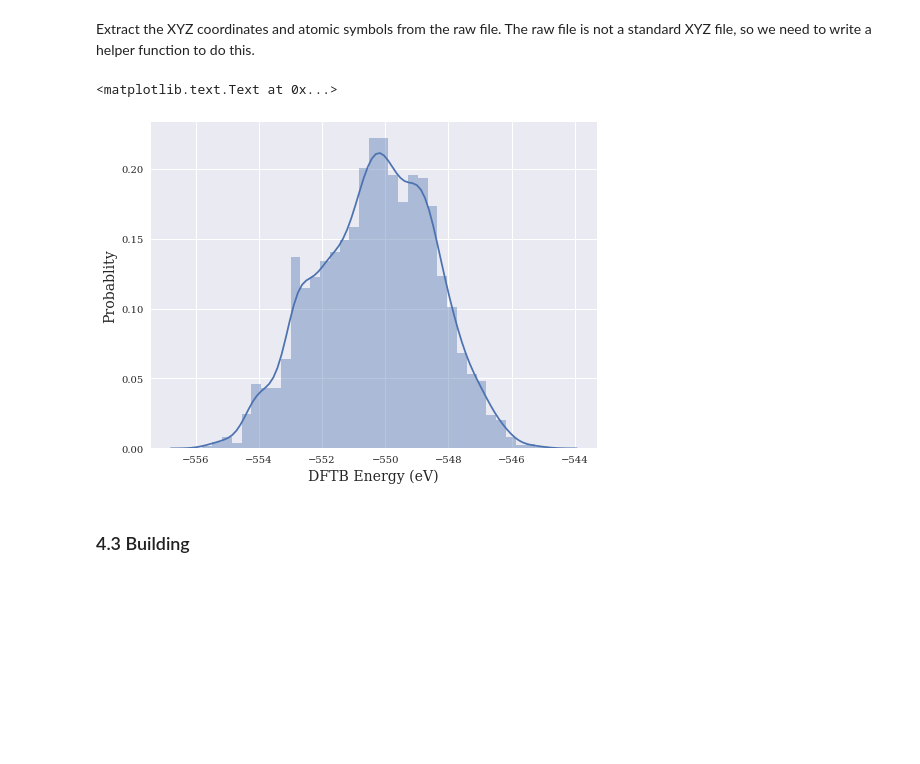
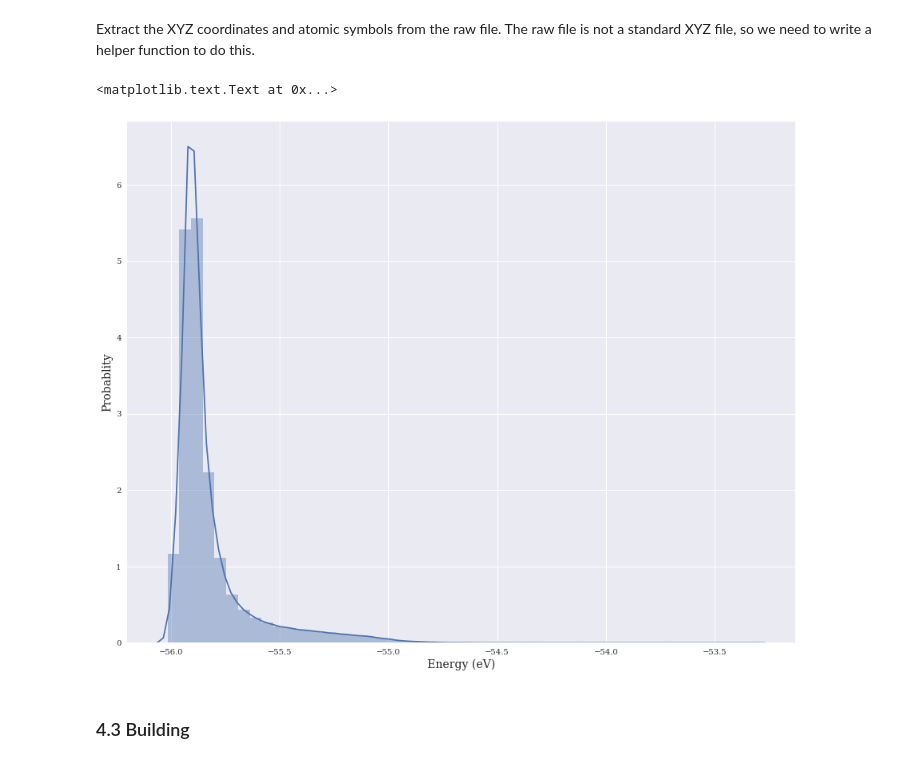
Before and after one commit to Bismarrck/kcon, a Jupyter notebook: mbenn/zhai_mbenn.ipynb, the cells around one changed output. Saved outputs shown, nothing was run; the diff lists cells and outputs as text; code cells hidden in the pictures; blank space fills up the shorter version.

```diff
--- a/mbenn/zhai_mbenn.ipynb
+++ b/mbenn/zhai_mbenn.ipynb
@@ -62,17 +62,17 @@ plt.rcParams["figure.figsize"] = [15, 12]
 PATCH_SIZE = 1
 
 # The HDF5 database file.
-HDF5_DATABASE_FILE = "c9h7n.hdf5"
+HDF5_DATABASE_FILE = "B20.hdf5"
 
 # The dimension of the cluster.
-NUM_SITES = 17
+NUM_SITES = 20
 
 # The total number of structures in the XYZ file should be 209660.
-XYZ_FILE = "../datasets/C9H7N.xyz"
-TOTAL_SIZE = 5000
+XYZ_FILE = "../datasets/B20pbe.xyz"
+TOTAL_SIZE = 209660
 
 # Setup the size.
-LOAD_SIZE = 5000
+LOAD_SIZE = 200000
 TEST_SIZE = 0.2
 
 # Setup the random seed.
@@ -119,8 +116,0 @@ The following cell defines the pyykko radii matrix for exponentially scaling int
-# %%
-plt.rcParams["figure.figsize"] = [8, 6]
-factor = 1.5
-pyykko_radii = {"N": 0.71, "C": 0.75, "H": 0.32}
-species = ["N"] + list(repeat("C", 9)) + list(repeat("H", 7))
-rr = np.asarray([pyykko_radii[specie] for specie in species])[:, np.newaxis]
-lmat = factor * (rr + rr.T).flatten()
-sns.heatmap(lmat.reshape((17, 17)), xticklabels=species, yticklabels=species)
@@ -408,11 +431,11 @@ def extract_xyz(filename, verbose=True):
 # %%
-energies, coordinates, _ = extract_xyz(XYZ_FILE)
+species, energies, coordinates, _ = extract_xyz(XYZ_FILE, xyz_format='cp2k')
 ax = sns.distplot(energies)
-ax.set_xlabel("DFTB Energy (eV)", fontsize=14)
+ax.set_xlabel("Energy (eV)", fontsize=14)
 ax.set_ylabel("Probablity", fontsize=14)
 # %% [output]
 <matplotlib.text.Text at 0x...>
-[figure, old version]
+[figure, new version]
 # %% [markdown]
 ### 4.3 Building
 # %% [markdown]
```
Also changed, not shown: parts of 18 cells of this notebook, 1 other file.
